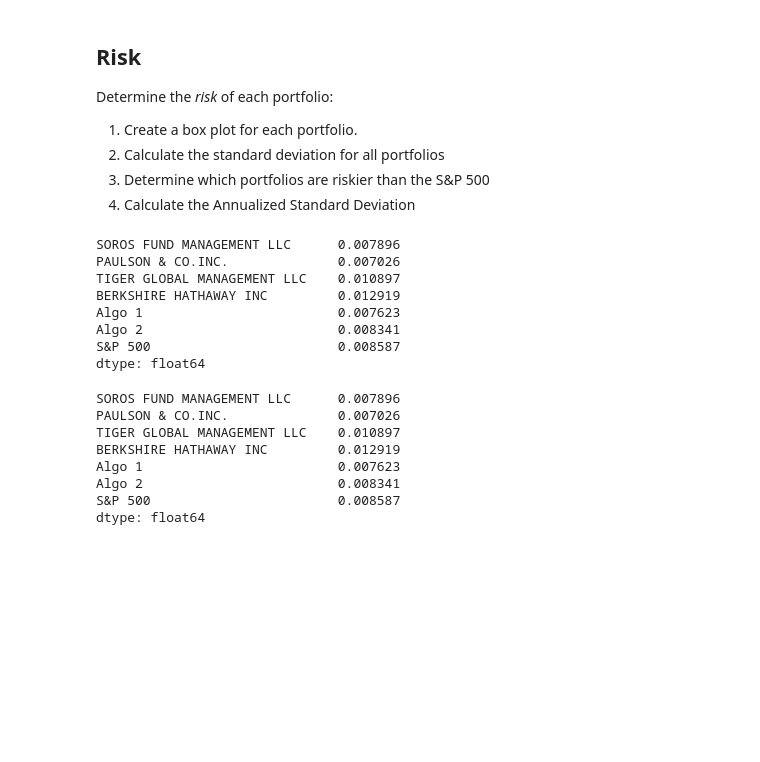
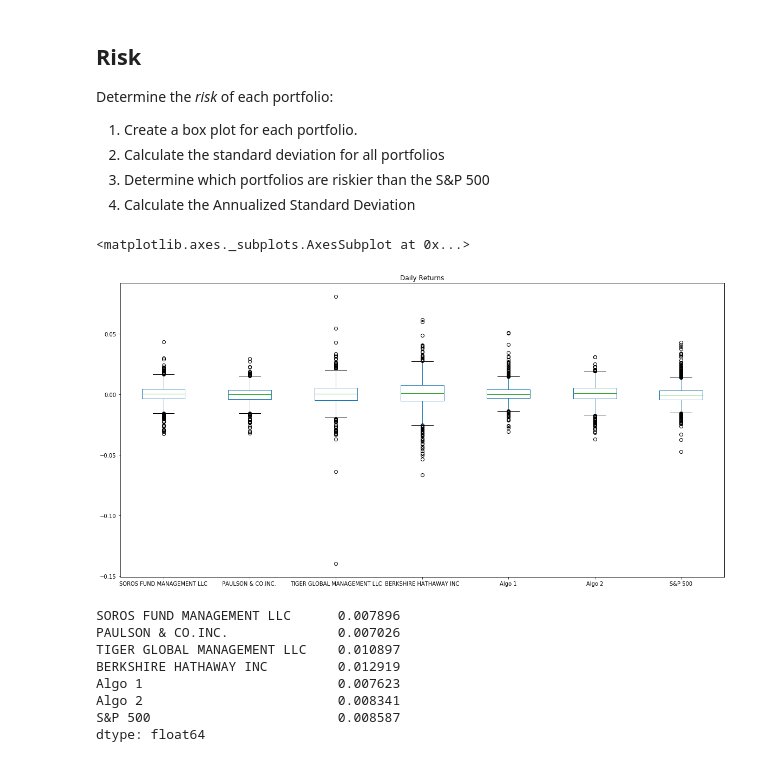
Before and after one commit to Liana621/pandas_homework-, a Jupyter notebook: whale_analysis.ipynb, the cells around one changed output. Saved outputs shown, nothing was run; the diff lists cells and outputs as text; code cells hidden in the pictures; blank space fills up the shorter version.

```diff
--- a/whale_analysis.ipynb
+++ b/whale_analysis.ipynb
@@ -284,18 +284,11 @@ Determine the _risk_ of each portfolio:
 5. Calculate the Annualized Standard Deviation
 # %%
 # Box plot to visually show risk --->google pandas
-# YOUR CODE HERE
-
-combined_df.std()
+# YOUR CODE H
+combined_df.plot.box(figsize=(20,10), title= "Daily Returns")
 # %% [output]
-SOROS FUND MANAGEMENT LLC      0.007896
-PAULSON & CO.INC.              0.007026
-TIGER GLOBAL MANAGEMENT LLC    0.010897
-BERKSHIRE HATHAWAY INC         0.012919
-Algo 1                         0.007623
-Algo 2                         0.008341
-S&P 500                        0.008587
-dtype: float64
+<matplotlib.axes._subplots.AxesSubplot at 0x...>
+[figure, added]
 # %%
 # Daily Standard Deviations
 # Calculate the standard deviation for each portfolio. Which portfolios are riskier than the S&P 500?
```
Also changed, not shown: parts of 6 cells of this notebook.
